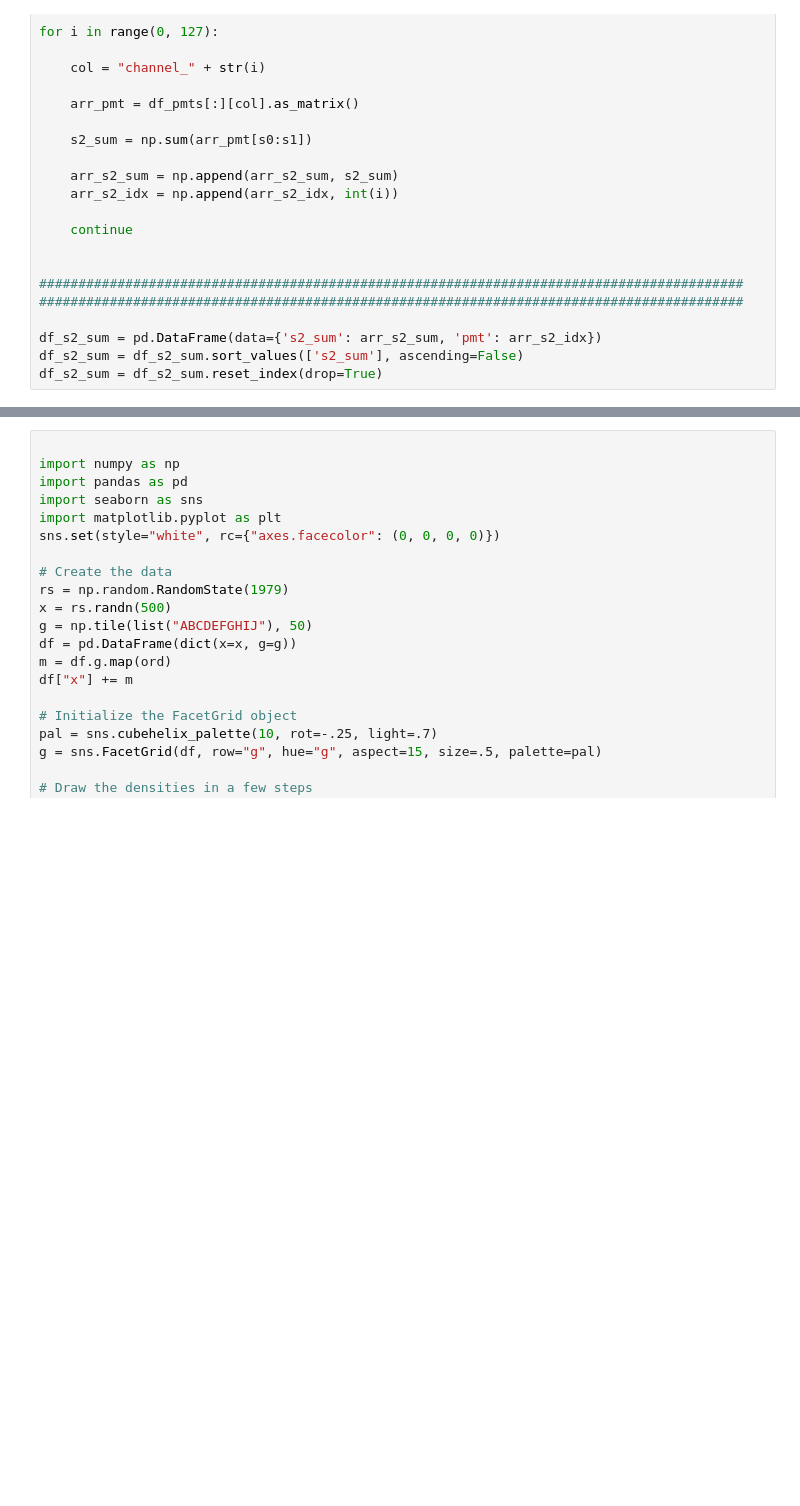
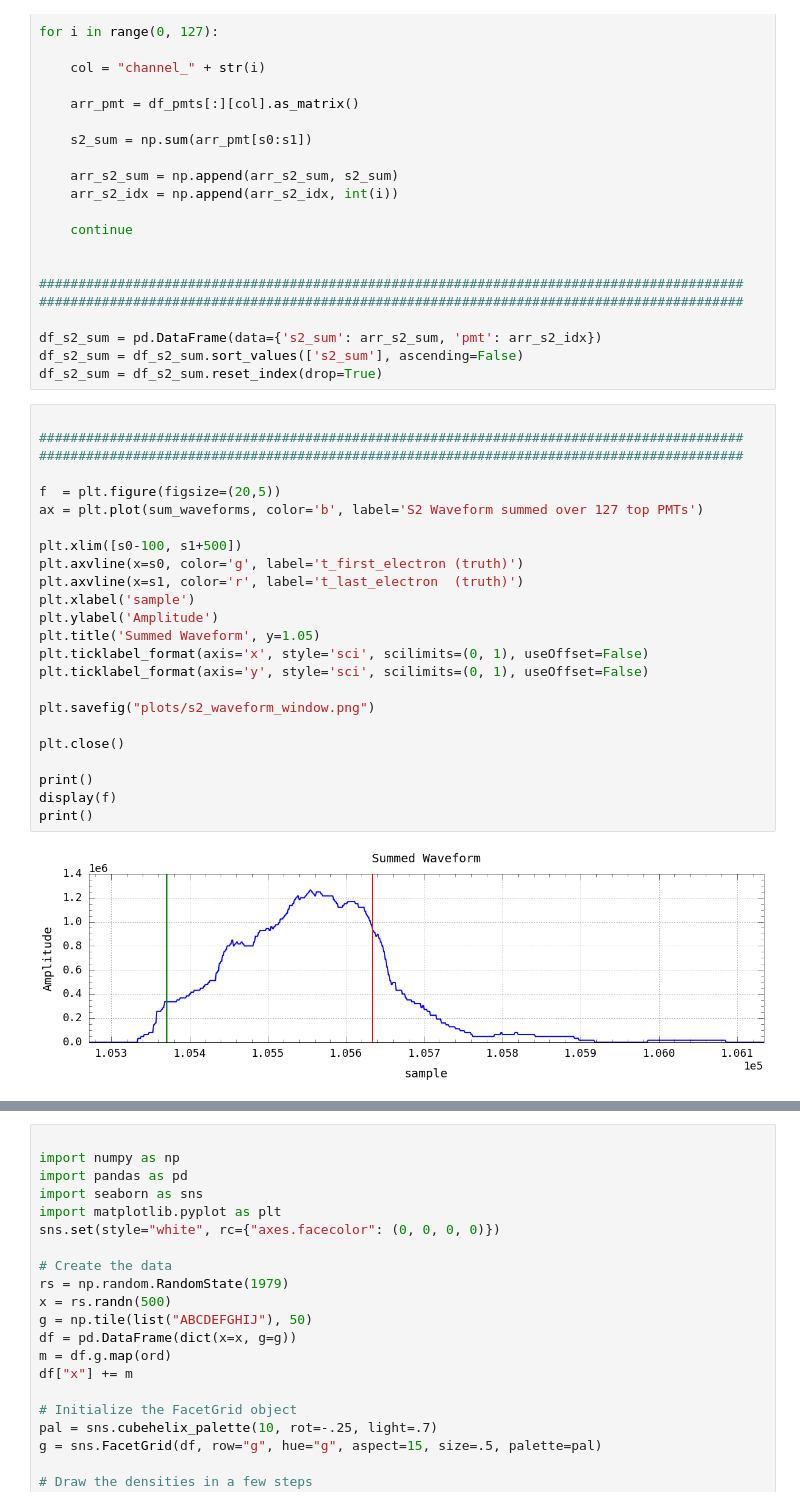
Before and after one commit to dbarg/pax_reconstruction, a Jupyter notebook: plot_s2_waveforms.ipynb, the cells around one changed output, grey strips where cells are left out. Cells and saved outputs as stored; diff of their text form; blank space fills up the shorter version.

```diff
--- a/plot_s2_waveforms.ipynb
+++ b/plot_s2_waveforms.ipynb
@@ -178,6 +136,32 @@ for i in range(0, 127):
 df_s2_sum = pd.DataFrame(data={'s2_sum': arr_s2_sum, 'pmt': arr_s2_idx})
 df_s2_sum = df_s2_sum.sort_values(['s2_sum'], ascending=False)
 df_s2_sum = df_s2_sum.reset_index(drop=True)
+# %%
+
+##########################################################################################
+##########################################################################################
+
+f  = plt.figure(figsize=(20,5))
+ax = plt.plot(sum_waveforms, color='b', label='S2 Waveform summed over 127 top PMTs')
+
+plt.xlim([s0-100, s1+500])
+plt.axvline(x=s0, color='g', label='t_first_electron (truth)')
+plt.axvline(x=s1, color='r', label='t_last_electron  (truth)')
+plt.xlabel('sample')
+plt.ylabel('Amplitude')
+plt.title('Summed Waveform', y=1.05)
+plt.ticklabel_format(axis='x', style='sci', scilimits=(0, 1), useOffset=False)
+plt.ticklabel_format(axis='y', style='sci', scilimits=(0, 1), useOffset=False)
+
+plt.savefig("plots/s2_waveform_window.png")
+
+plt.close()
+
+print()
+display(f)
+print()
+# %% [output]
+[figure, added]
 # %%
 
 ##########################################################################################
```
Also changed, not shown: parts of 12 cells of this notebook.
